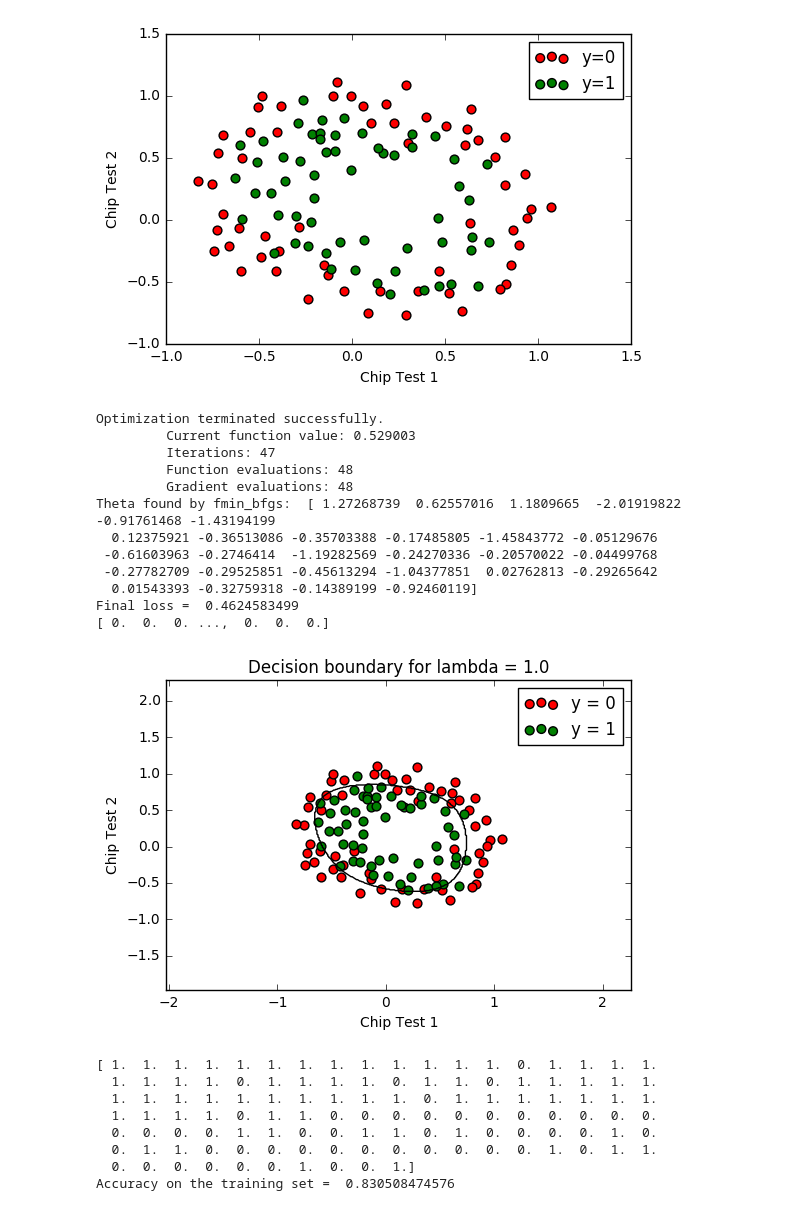
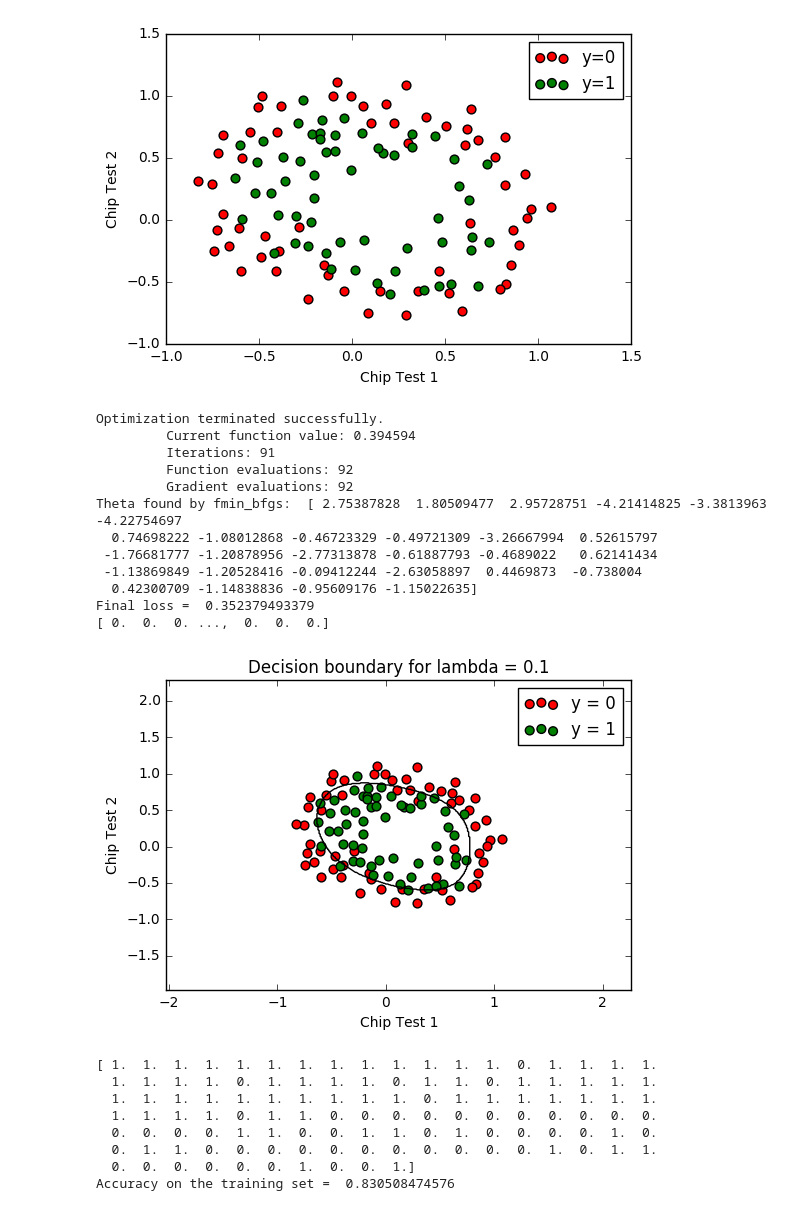
Before and after one commit to CryoSky/ML, a Jupyter notebook: hw2draft/logreg/logreg_reg.ipynb, the cells around one changed output. Saved outputs shown, nothing was run; the diff lists cells and outputs as text; code cells hidden in the pictures.

```diff
--- a/hw2draft/logreg/logreg_reg.ipynb
+++ b/hw2draft/logreg/logreg_reg.ipynb
@@ -35,46 +35,46 @@ from sklearn.preprocessing import PolynomialFeatures
 p = 6
 poly = sklearn.preprocessing.PolynomialFeatures(degree=p,include_bias=False)
 X_poly = poly.fit_transform(X)
 
 # set up the data matrix (expanded basis functions) with the column of ones as intercept
 
 XX = np.vstack([np.ones((X_poly.shape[0],)),X_poly.T]).T
 
 # set up a regularized logistic regression model
 
 from logistic_regressor import RegLogisticRegressor
 
 reg_lr1 = RegLogisticRegressor()
 
 # run fmin on the loss function and gradient
 
-reg = 1.0
+reg = 0.1
 theta_opt = reg_lr1.train(XX,y,reg=reg,num_iters=1000,norm=False)
 
 # print the theta found and the final loss
 
 print 'Theta found by fmin_bfgs: ',theta_opt
 print "Final loss = ", reg_lr1.loss(theta_opt,XX,y,0.0)
 
 # plot the decision boundary
 
 plot_utils.plot_decision_boundary_poly(X,y,theta_opt,reg,p,'Chip Test 1', 'Chip Test 2',['y = 0','y = 1'])
 plt.show()
-#plt.savefig('fig4.pdf')
+#plt.savefig('fig4100.pdf')
 # %% [output]
 Optimization terminated successfully.
-         Current function value: 0.529003
-         Iterations: 47
-         Function evaluations: 48
-         Gradient evaluations: 48
-Theta found by fmin_bfgs:  [ 1.27268739  0.62557016  1.1809665  -2.01919822 -0.91761468 -1.43194199
-  0.12375921 -0.36513086 -0.35703388 -0.17485805 -1.45843772 -0.05129676
- -0.61603963 -0.2746414  -1.19282569 -0.24270336 -0.20570022 -0.04499768
- -0.27782709 -0.29525851 -0.45613294 -1.04377851  0.02762813 -0.29265642
-  0.01543393 -0.32759318 -0.14389199 -0.92460119]
-Final loss =  0.4624583499
+         Current function value: 0.394594
+         Iterations: 91
+         Function evaluations: 92
+         Gradient evaluations: 92
+Theta found by fmin_bfgs:  [ 2.75387828  1.80509477  2.95728751 -4.21414825 -3.3813963  -4.22754697
+  0.74698222 -1.08012868 -0.46723329 -0.49721309 -3.26667994  0.52615797
+ -1.76681777 -1.20878956 -2.77313878 -0.61887793 -0.4689022   0.62141434
+ -1.13869849 -1.20528416 -0.09412244 -2.63058897  0.4469873  -0.738004
+  0.42300709 -1.14838836 -0.95609176 -1.15022635]
+Final loss =  0.352379493379
 [ 0.  0.  0. ...,  0.  0.  0.]
-[figure, old version]
+[figure, new version]
 # %%
 # compute accuracy on training set
 # implement the predict method in logistic_regressor.py
```
Also changed, not shown: parts of 2 cells of this notebook.
